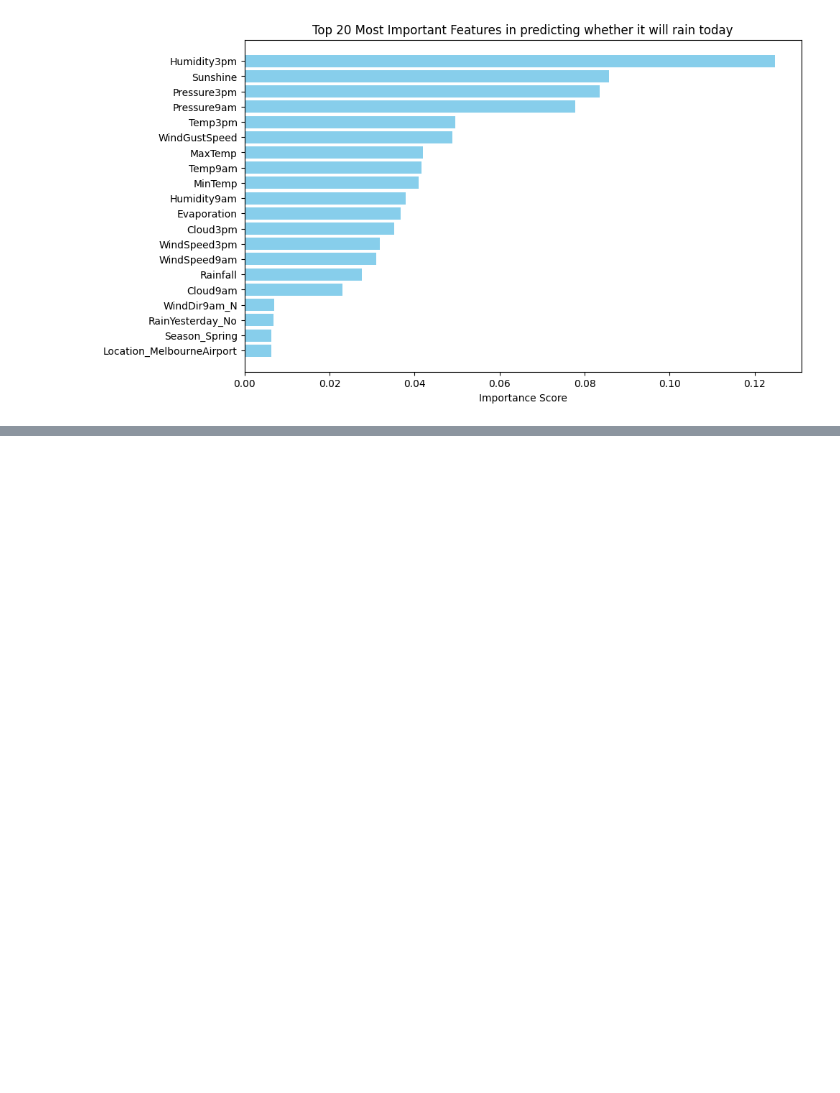
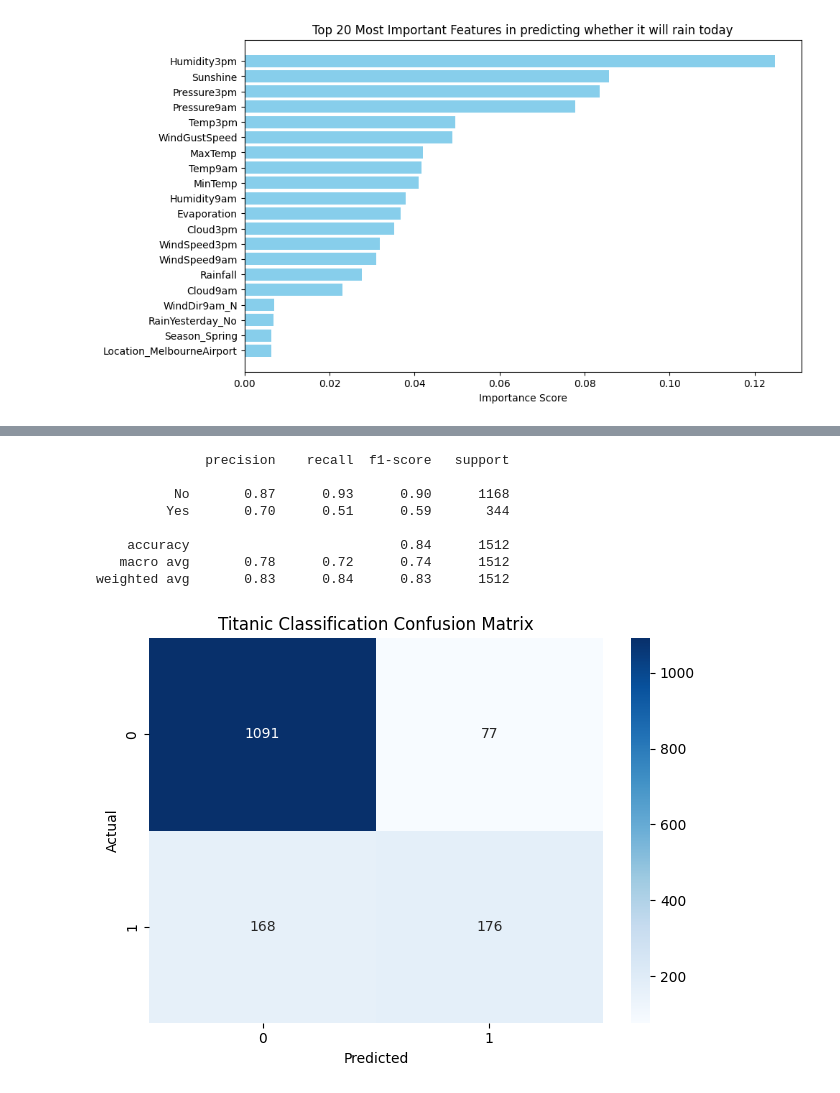
Before and after one commit to calebrauscher/rainfall_predictor, a Jupyter notebook: rainfall_predictor.ipynb, the cells around one changed output, grey strips where cells are left out. Saved outputs shown, nothing was run; the diff lists cells and outputs as text; code cells hidden in the pictures; blank space fills up the shorter version.

Commit message:
Finished Logistic Regression

```diff
--- a/rainfall_predictor.ipynb
+++ b/rainfall_predictor.ipynb
@@ -374,0 +383,12 @@ plt.show()
+# %%
+pipeline.set_params(classifier=LogisticRegression(random_state=42))
+grid_search.estimator = pipeline
+param_grid = {
+    'classifier__solver' : ['liblinear'],
+    'classifier__penalty': ['l1', 'l2'],
+    'classifier__class_weight' : [None, 'balanced']
+}
+grid_search.param_grid = param_grid
+
+grid_search.fit(X_train, y_train)
+y_pred = grid_search.predict(X_test)
@@ -374,0 +413,27 @@ plt.show()
+# %%
+print(classification_report(y_test, y_pred))
+
+# Generate the confusion matrix
+conf_matrix = confusion_matrix(y_test, y_pred)
+
+plt.figure()
+sns.heatmap(conf_matrix, annot=True, cmap='Blues', fmt='d')
+
+# Set the title and labels
+plt.title('Titanic Classification Confusion Matrix')
+plt.xlabel('Predicted')
+plt.ylabel('Actual')
+
+# Show the plot
+plt.tight_layout()
+plt.show()
+# %% [output]
+              precision    recall  f1-score   support
+
+          No       0.87      0.93      0.90      1168
+         Yes       0.70      0.51      0.59       344
+
+    accuracy                           0.84      1512
+   macro avg       0.78      0.72      0.74      1512
+weighted avg       0.83      0.84      0.83      1512
+[figure, added]
```
Also changed, not shown: parts of 4 cells of this notebook.
